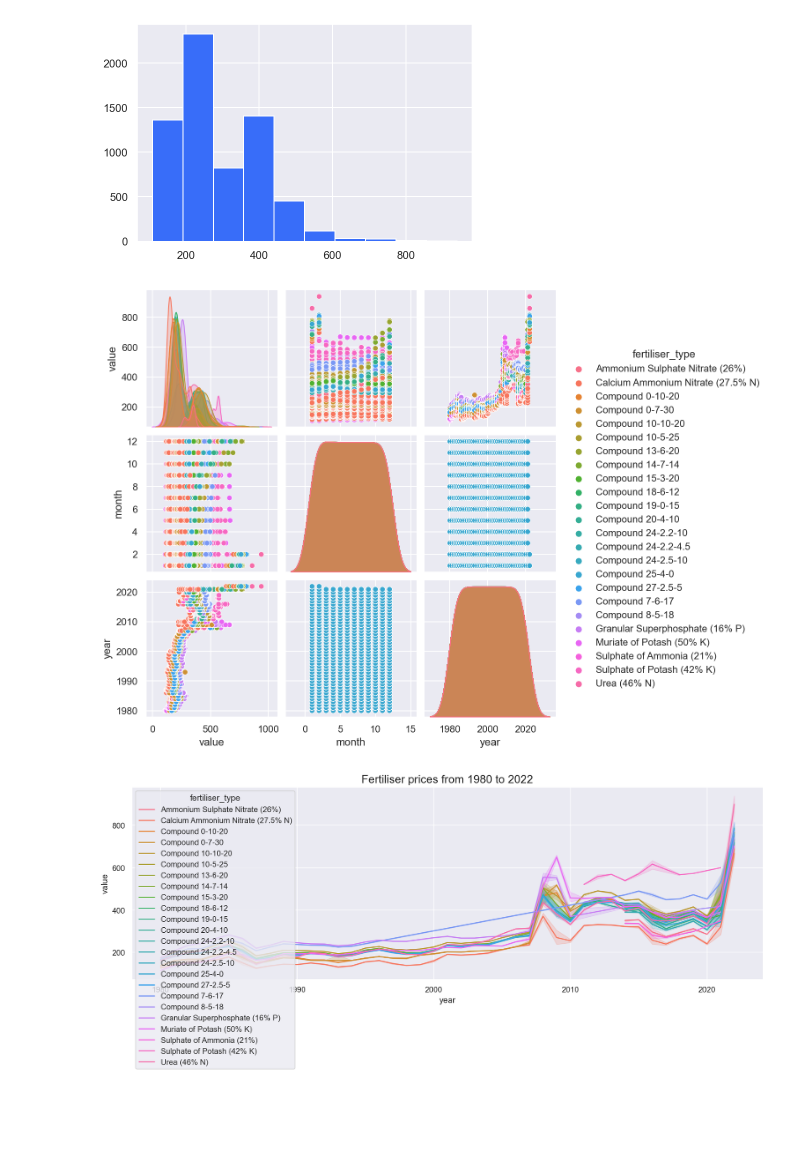
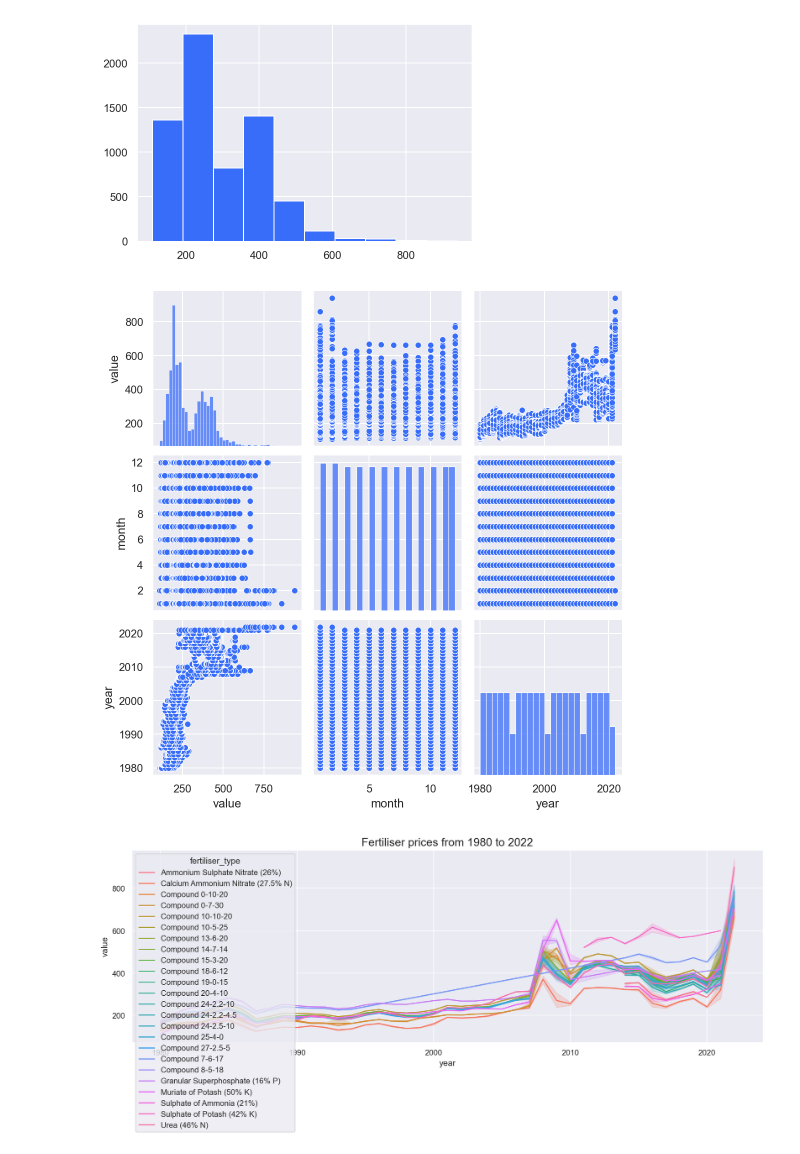
Before and after one commit to RitRa/Msc_CA2, a Jupyter notebook: notebooks/CA2 - Agriculture.ipynb, the cells around one changed output. Cells and saved outputs as stored; diff of their text form; code cells hidden in the pictures; blank space fills up the shorter version.

```diff
--- a/notebooks/CA2 - Agriculture.ipynb
+++ b/notebooks/CA2 - Agriculture.ipynb
@@ -653,10 +688,10 @@ plt.show();
 [figure]
 # %%
 #pairplot
-sns.pairplot(df_fertiliser, hue="fertiliser_type");
+sns.pairplot(df_fertiliser);
 plt.show();
 # %% [output]
-[figure, old version]
+[figure, new version]
 # %%
 #set to seaborn
 sns.set()
```
Also changed, not shown: parts of 95 cells of this notebook, 12 other files.
